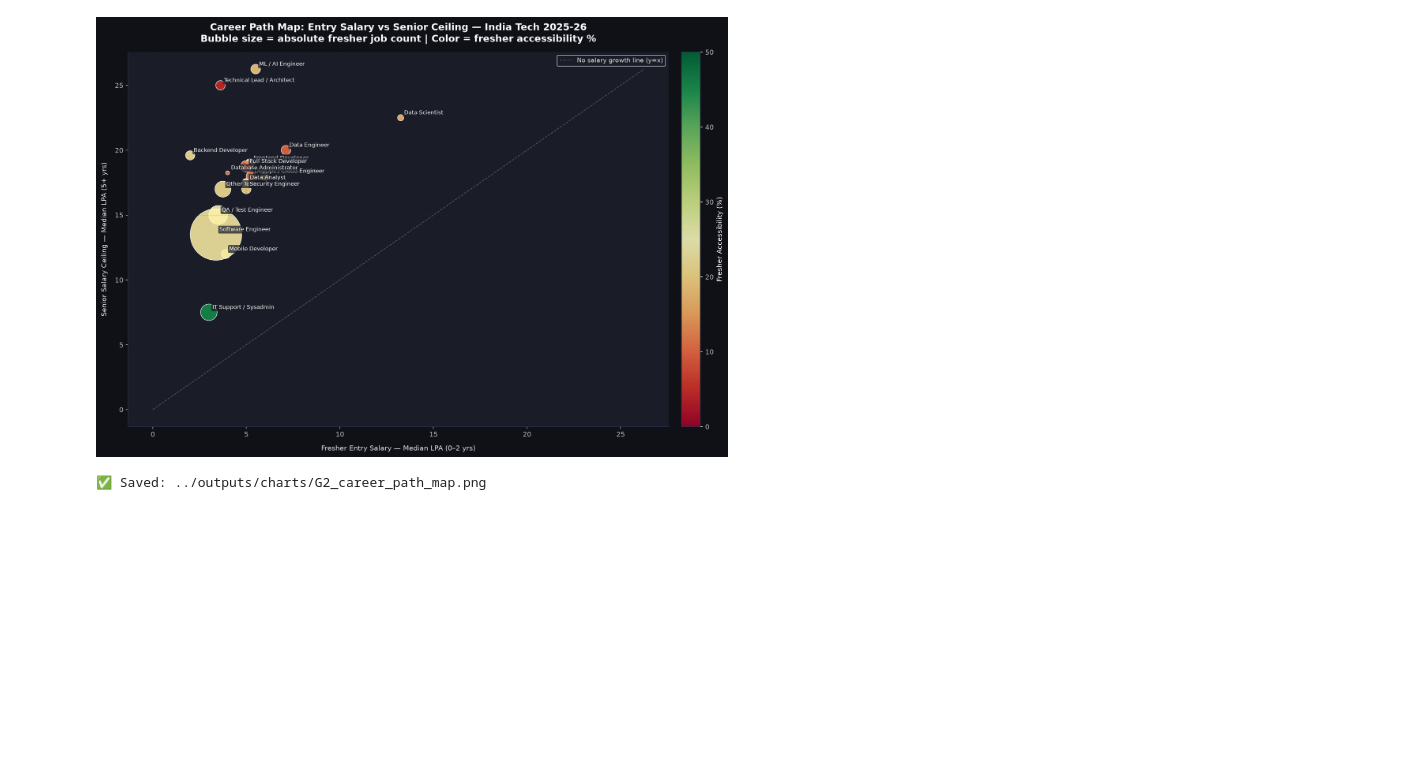
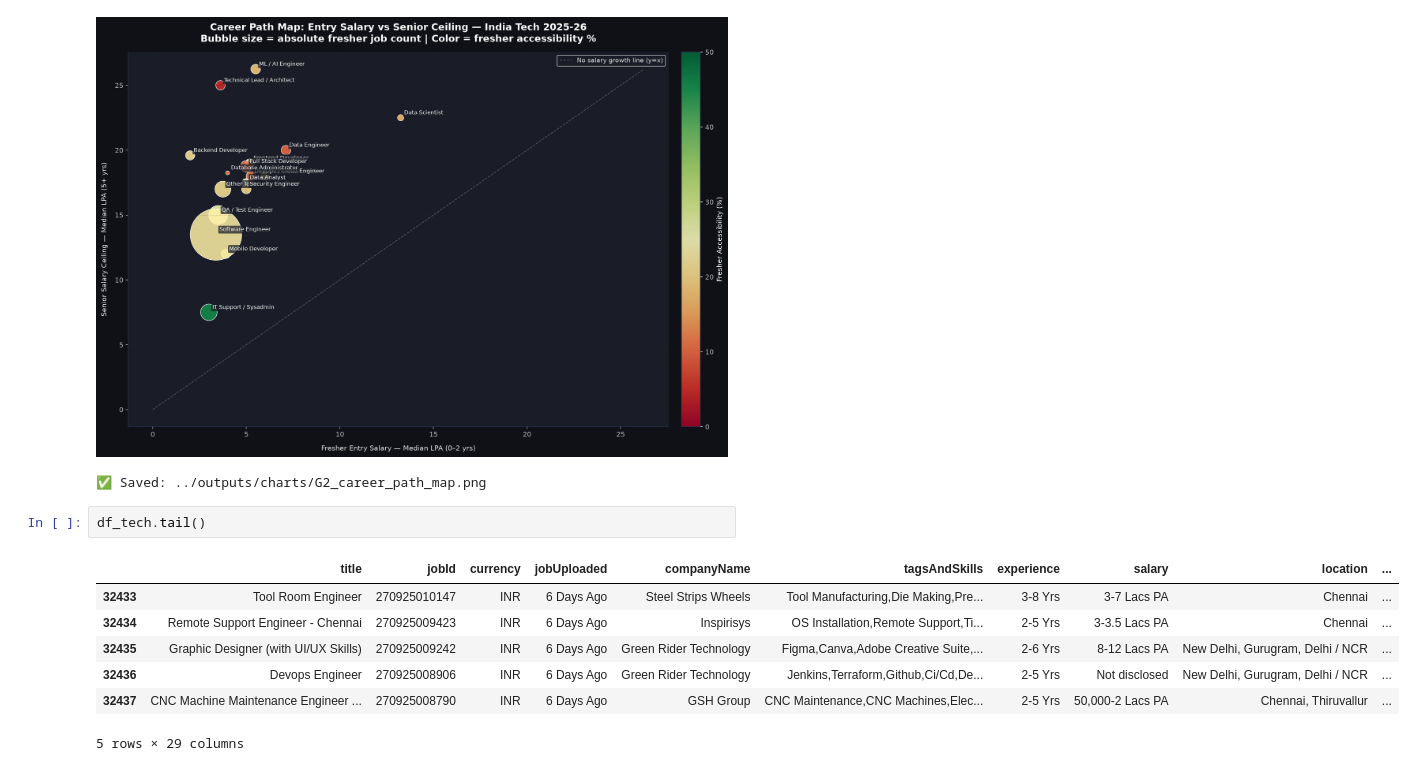
Before and after one commit to Piyush1228/india-tech-talent-intelligence-2026, a Jupyter notebook: notebooks/05_advanced_analytics.ipynb, the cells around one changed output. Saved outputs shown, nothing was run; the diff lists cells and outputs as text; blank space fills up the shorter version.

```diff
--- a/notebooks/05_advanced_analytics.ipynb
+++ b/notebooks/05_advanced_analytics.ipynb
@@ -416,3 +416,13 @@ save_chart('G2_career_path_map.png')
 # %% [output]
 [figure]
 ✅ Saved: ../outputs/charts/G2_career_path_map.png
+# %%
+df_tech.tail()
+# %% [output]
+|  | title | jobId | currency | jobUploaded | companyName | tagsAndSkills | experience | salary | location | ... |
+| 32433 | Tool Room Engineer | 270925010147 | INR | 6 Days Ago | Steel Strips Wheels | Tool Manufacturing,Die Making,Pre... | 3-8 Yrs | 3-7 Lacs PA | Chennai | ... |
+| 32434 | Remote Support Engineer - Chennai | 270925009423 | INR | 6 Days Ago | Inspirisys | OS Installation,Remote Support,Ti... | 2-5 Yrs | 3-3.5 Lacs PA | Chennai | ... |
+| 32435 | Graphic Designer (with UI/UX Skills) | 270925009242 | INR | 6 Days Ago | Green Rider Technology | Figma,Canva,Adobe Creative Suite,... | 2-6 Yrs | 8-12 Lacs PA | New Delhi, Gurugram, Delhi / NCR | ... |
+| 32436 | Devops Engineer | 270925008906 | INR | 6 Days Ago | Green Rider Technology | Jenkins,Terraform,Github,Ci/Cd,De... | 2-5 Yrs | Not disclosed | New Delhi, Gurugram, Delhi / NCR | ... |
+| 32437 | CNC Machine Maintenance Engineer ... | 270925008790 | INR | 6 Days Ago | GSH Group | CNC Maintenance,CNC Machines,Elec... | 2-5 Yrs | 50,000-2 Lacs PA | Chennai, Thiruvallur | ... |
+5 rows × 29 columns
```
